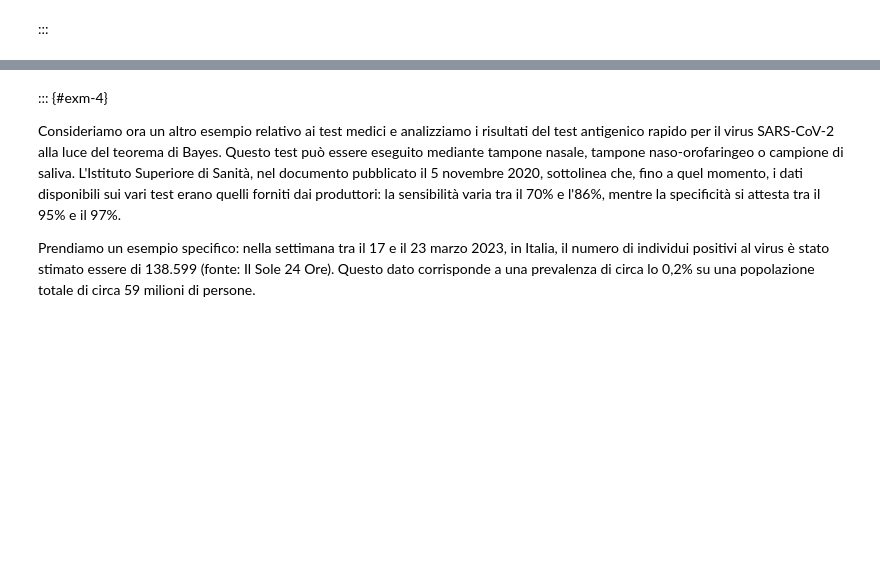
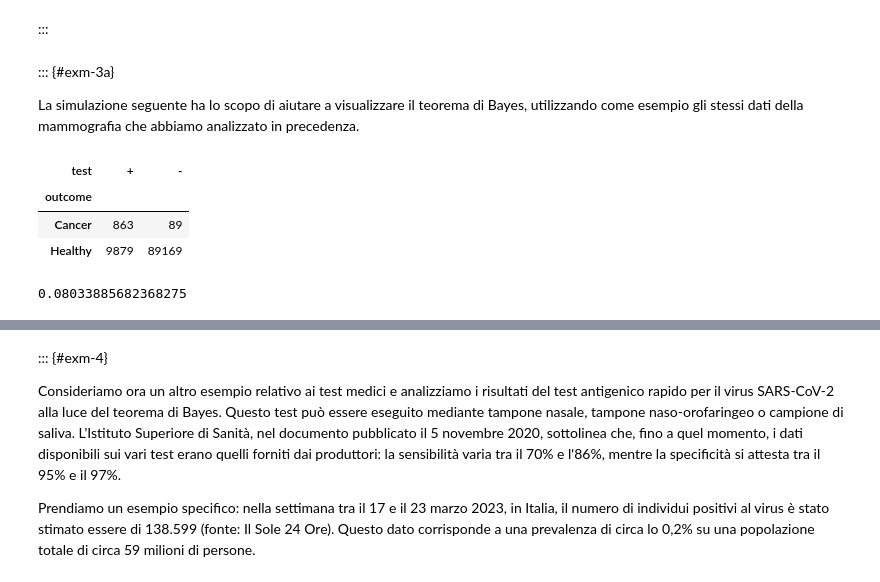
Before and after one commit to ccaudek/psicometria, a Jupyter notebook: chapters/probability/05_bayes_theorem.ipynb, the cells around one changed output, grey strips where cells are left out. Cells and saved outputs as stored; diff of their text form; code cells hidden in the pictures; blank space fills up the shorter version.

Commit message:
added data visualization

```diff
--- a/chapters/probability/05_bayes_theorem.ipynb
+++ b/chapters/probability/05_bayes_theorem.ipynb
@@ -358,3 +358,83 @@ print(f"P(M- | T-) = {round(res_neg, 3)}")
 P(M- | T-) = 0.999
 # %% [markdown]
 :::
+# %% [markdown]
+::: {#exm-3a}
+
+La simulazione seguente ha lo scopo di aiutare a visualizzare il teorema di Bayes, utilizzando come esempio gli stessi dati della mammografia che abbiamo analizzato in precedenza.
+# %%
+# Parametri
+sensitivity = 0.90  # Sensibilità del test (P(T+ | M+))
+specificity = 0.90  # Specificità del test (P(T- | M-))
+prev_cancer = 0.01  # Prevalenza (P(M+))
+
+# La simulazione considera una popolazione di 100_000 persone.
+N_mammography = 100_000
+
+# Si genera un campione casuale di 100.000 persone, dove ogni persona viene
+# etichettata come "Cancer" (cancro) o "Healthy" (sana), sulla base della
+# prevalenza definita (1% per il cancro, 99% per i sani).
+# np.random.choice sceglie tra le due opzioni ("Cancer", "Healthy") per ogni persona,
+# con una probabilità di 0.01 per il cancro e 0.99 per essere sani.
+outcome_mammography = np.random.choice(
+    ["Cancer", "Healthy"], N_mammography, p=[prev_cancer, 1 - prev_cancer]
+)
+
+# Conteggio delle persone con e senza cancro.
+# N_C: numero di persone con cancro nella simulazione.
+# N_H: numero di persone sane nella simulazione.
+N_C = np.sum(outcome_mammography == "Cancer")
+N_H = np.sum(outcome_mammography == "Healthy")
+
+# Si inizializza un array vuoto per memorizzare i risultati del test
+# (positivo "+" o negativo "-").
+test_mammography = np.empty(N_mammography, dtype=str)
+
+# Per le persone con cancro, il risultato del test viene simulato utilizzando la
+# sensibilità del test (90% positivo se hanno il cancro).
+test_mammography[outcome_mammography == "Cancer"] = np.random.choice(
+    ["+", "-"], N_C, p=[sensitivity, 1 - sensitivity]
+)
+
+# Per le persone sane, il risultato del test viene simulato utilizzando la
+# specificità del test (90% negativo se sono sane).
+test_mammography[outcome_mammography == "Healthy"] = np.random.choice(
+    ["-", "+"], N_H, p=[specificity, 1 - specificity]
+)
+
+# Creazione di un DataFrame per memorizzare i risultati.
+df_mammography = pd.DataFrame(
+    {"outcome": outcome_mammography, "test": test_mammography}
+)
+
+# Creazione di una tabella di contingenza. La tabella di contingenza mostra
+# il numero di persone in ogni combinazione di esito (cancro o sano) e risultato
+# del test (positivo o negativo). Questa tabella fornisce il conteggio dei veri
+# positivi, falsi positivi, falsi negativi e veri negativi.
+contingency_table_mammography = pd.crosstab(
+    df_mammography["outcome"], df_mammography["test"]
+)
+contingency_table_mammography
+# %% [output]
+| test | + | - |
+| outcome |  |  |
+| Cancer | 863 | 89 |
+| Healthy | 9879 | 89169 |
+# %%
+# I risultati nella tabella di contingenza vengono usati per calcolare
+# le probabilità sulla base della simulazione.
+
+# Veri positivi (cancro e risultato positivo al test)
+true_positives = contingency_table_mammography.loc["Cancer", "+"]
+
+# Falsi positivi (sani e risultato positivo al test)
+false_positives = contingency_table_mammography.loc["Healthy", "+"]
+
+# Frequenza totale dei risultati positivi
+total_positives = true_positives + false_positives
+
+# Applicazione del teorema di Bayes sui dati simulati
+P_M_given_T = true_positives / total_positives
+P_M_given_T
+# %% [output]
+0.08033885682368275
```
Also changed, not shown: parts of 2 cells of this notebook, 10 other files.
